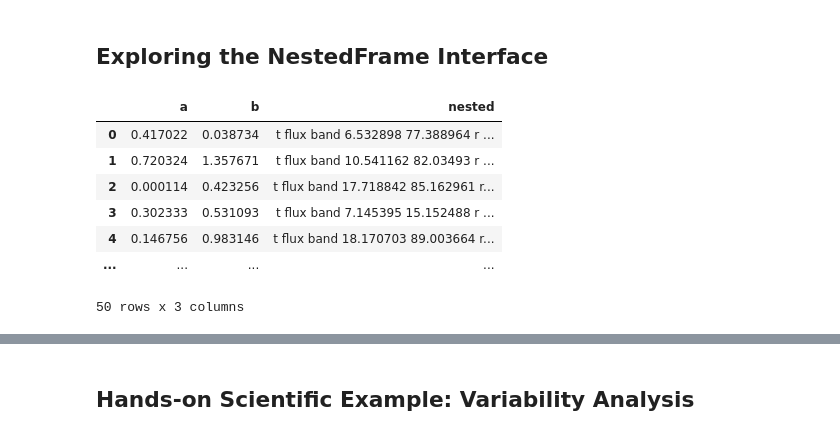
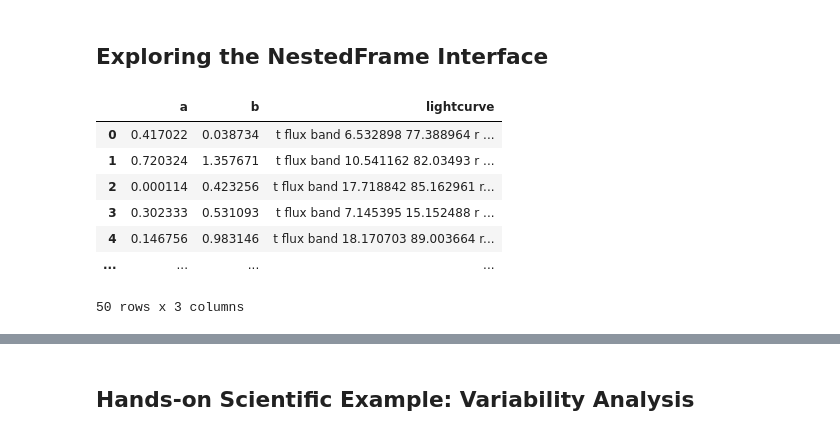
Before and after one commit to lincc-frameworks/RCW_Hackathon_2025_LSDB, a Jupyter notebook: Notebook_2.ipynb, the cells around one changed output, grey strips where cells are left out. Drawn from its saved outputs; the diff is of its cells as text; code cells hidden in the pictures.

```diff
--- a/Notebook_2.ipynb
+++ b/Notebook_2.ipynb
@@ -40,10 +41,10 @@ radius_arcsec = 2 * 3600  # Convert 2 degree to arcseconds
 # %%
 # Load an example dataset
 from nested_pandas.datasets import generate_data
-ndf = generate_data(50,100, seed=1)
+ndf = generate_data(50,100, seed=1).rename({"nested": "lightcurve"}, axis=1)
 ndf
 # %% [output]
-|  | a | b | nested |
+|  | a | b | lightcurve |
 | 0 | 0.417022 | 0.038734 | t flux band 6.532898 77.388964 r ... |
 | 1 | 0.720324 | 1.357671 | t flux band 10.541162 82.03493 r ... |
 | 2 | 0.000114 | 0.423256 | t flux band 17.718842 85.162961 r... |
```
Also changed, not shown: parts of 9 cells of this notebook.
